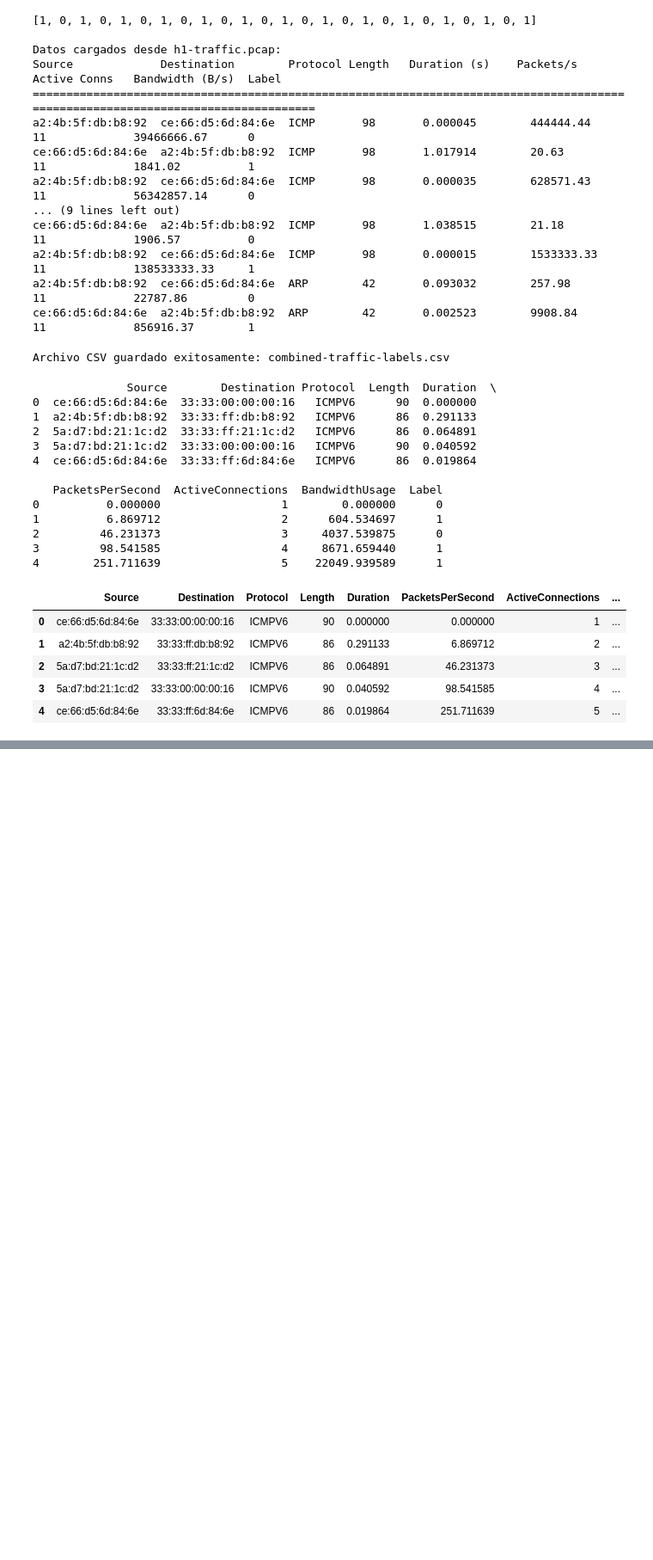
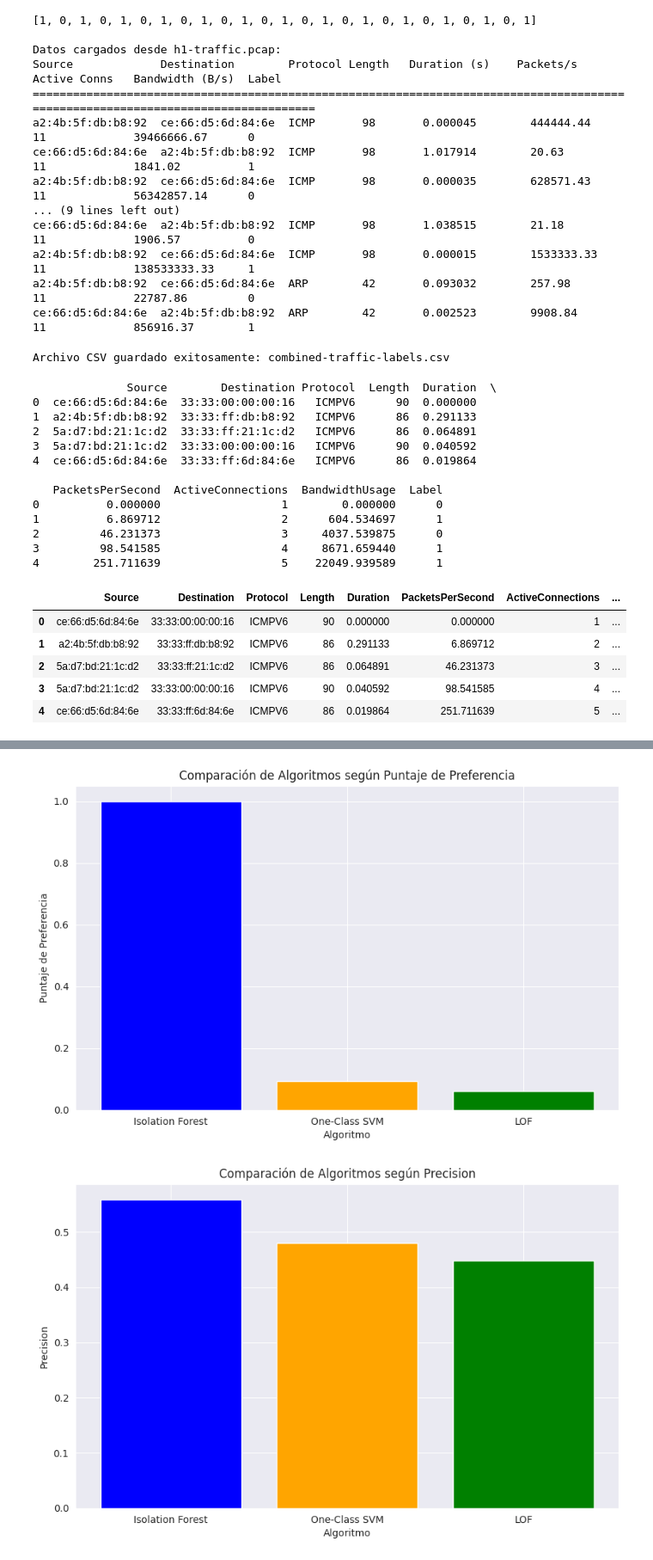
Before and after one commit to David32443/Simulacion_AlgoritmosML, a Jupyter notebook: analisis.ipynb, the cells around one changed output, grey strips where cells are left out. Shown: that part at 86% size. Cells and saved outputs as stored; diff of their text form; code cells hidden in the pictures; blank space fills up the shorter version.

```diff
--- a/analisis.ipynb
+++ b/analisis.ipynb
@@ -1424,0 +1086,39 @@ Monitoreo detenido por el usuario.
+# %%
+#grafica de barras para los puntajes de preferencia de los algoritmos
+
+import matplotlib.pyplot as plt
+
+# Crear un DataFrame para los resultados
+results_df = pd.DataFrame({
+    'Algoritmo': ['Isolation Forest', 'One-Class SVM', 'LOF'],
+    'Precision': [precision_if, precision_ocsvm, precision_lof],
+    'Recall': [recall_if, recall_ocsvm, recall_lof],
+    'F1-score': [f1_if, f1_ocsvm, f1_lof],
+    'Accuracy': [accuracy_if, accuracy_ocsvm, accuracy_lof],
+    'Training Time': [training_time_if, training_time_ocsvm, training_time_lof],
+    'RSS Memory Usage': [rss_if, rss_ocsvm, rss_lof],
+    'VMS Memory Usage': [vms_if, vms_ocsvm, vms_lof],
+    'Puntaje de Preferencia': preference_scores
+})
+
+# Crear un gráfico de barras para los puntajes de preferencia
+plt.figure(figsize=(10, 6))
+plt.bar(results_df['Algoritmo'], results_df['Puntaje de Preferencia'], color=['blue', 'orange', 'green'])
+plt.xlabel('Algoritmo')
+plt.ylabel('Puntaje de Preferencia')
+plt.title('Comparación de Algoritmos según Puntaje de Preferencia')
+plt.show()
+
+# Crear gráficos de barras para cada criterio
+criteria = ['Precision', 'Recall', 'F1-score', 'Accuracy', 'Training Time', 'RSS Memory Usage', 'VMS Memory Usage']
+
+for criterion in criteria:
+    plt.figure(figsize=(10, 6))
+    plt.bar(results_df['Algoritmo'], results_df[criterion], color=['blue', 'orange', 'green'])
+    plt.xlabel('Algoritmo')
+    plt.ylabel(criterion)
+    plt.title(f'Comparación de Algoritmos según {criterion}')
+    plt.show()
+# %% [output]
+[figure, added]
+[figure, added]
```
Also changed, not shown: parts of 17 cells of this notebook.
